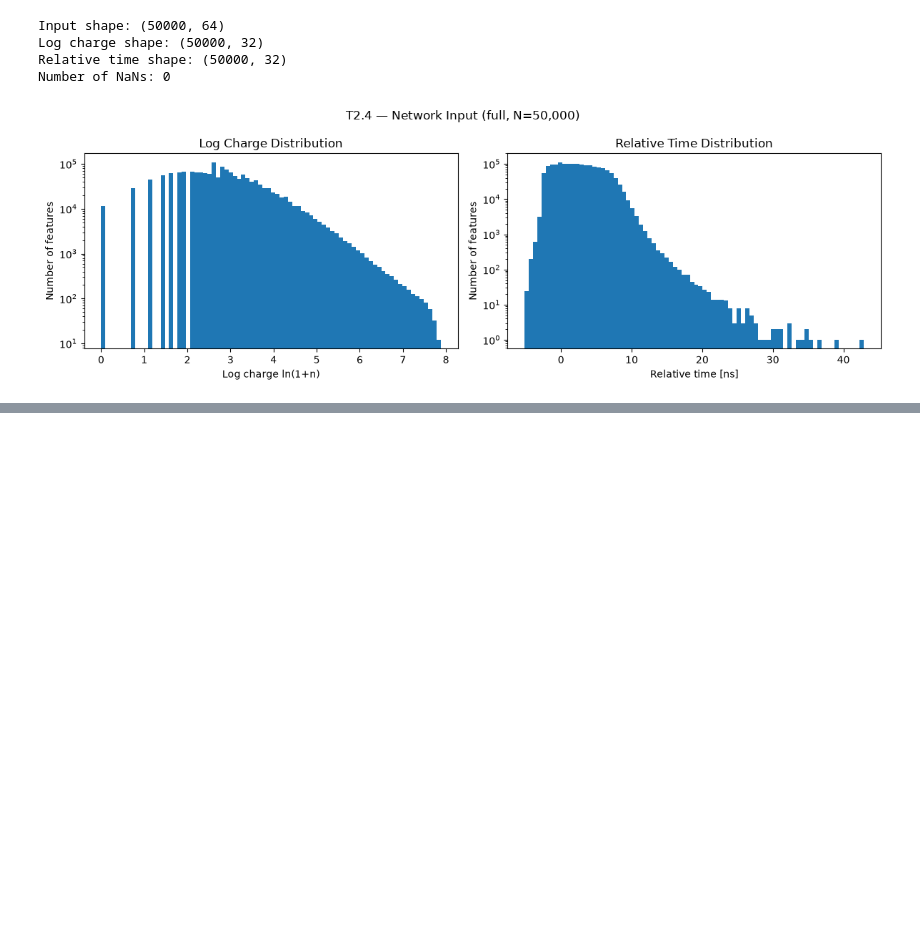
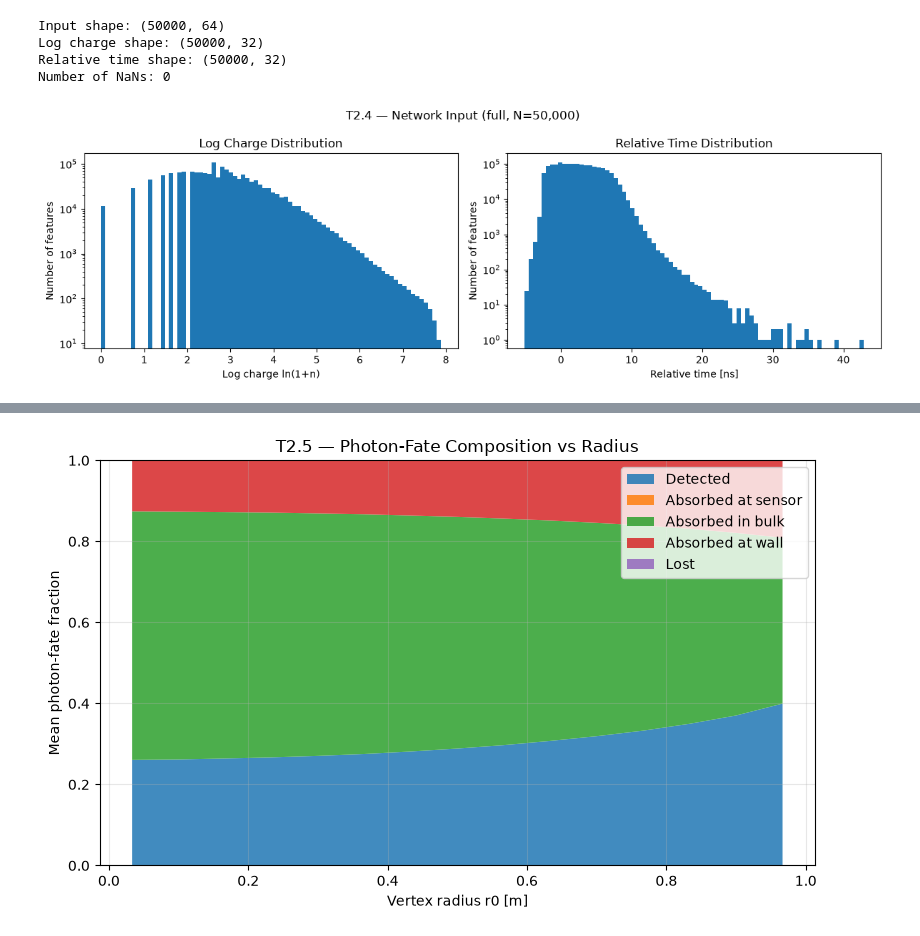
Before and after one commit to ChenYunhan-nibuni/prob-reco-sbi, a Jupyter notebook: notebooks/T2_ChenYunhan.ipynb, the cells around one changed output, grey strips where cells are left out. Drawn from its saved outputs; the diff is of its cells as text; code cells hidden in the pictures; blank space fills up the shorter version.

```diff
--- a/notebooks/T2_ChenYunhan.ipynb
+++ b/notebooks/T2_ChenYunhan.ipynb
@@ -249,0 +309,70 @@ plt.show()
+# %%
+# Photon-fate counts
+n_emitted = data.photons.n_emitted
+n_detected = data.photons.n_detected
+n_absorbed_sensor = data.photons.n_absorbed_sensor
+n_absorbed_bulk = data.photons.n_absorbed_bulk
+n_absorbed_wall = data.photons.n_absorbed_wall
+n_lost = data.photons.n_lost
+
+# Per-event fractions
+f_detected = n_detected / n_emitted
+f_sensor = n_absorbed_sensor / n_emitted
+f_bulk = n_absorbed_bulk / n_emitted
+f_wall = n_absorbed_wall / n_emitted
+f_lost = n_lost / n_emitted
+
+# Radius bins
+r_edges = np.linspace(0, R, 16)
+r_centers = 0.5 * (r_edges[:-1] + r_edges[1:])
+
+def binned_mean(x, y, edges):
+    means = []
+    for i in range(len(edges) - 1):
+        if i < len(edges) - 2:
+            mask = (x >= edges[i]) & (x < edges[i + 1])
+        else:
+            mask = (x >= edges[i]) & (x <= edges[i + 1])
+        values = y[mask]
+        means.append(np.mean(values) if len(values) > 0 else np.nan)
+    return np.array(means)
+
+detected_mean = binned_mean(r0, f_detected, r_edges)
+sensor_mean = binned_mean(r0, f_sensor, r_edges)
+bulk_mean = binned_mean(r0, f_bulk, r_edges)
+wall_mean = binned_mean(r0, f_wall, r_edges)
+lost_mean = binned_mean(r0, f_lost, r_edges)
+
+fig, ax = plt.subplots(figsize=(8, 5))
+
+ax.stackplot(
+    r_centers,
+    detected_mean,
+    sensor_mean,
+    bulk_mean,
+    wall_mean,
+    lost_mean,
+    labels=[
+        "Detected",
+        "Absorbed at sensor",
+        "Absorbed in bulk",
+        "Absorbed at wall",
+        "Lost",
+    ],
+    alpha=0.85,
+)
+
+ax.set(
+    xlabel="Vertex radius r0 [m]",
+    ylabel="Mean photon-fate fraction",
+    title="T2.5 — Photon-Fate Composition vs Radius",
+)
+ax.set_ylim(0, 1)
+ax.legend(loc="upper right")
+ax.grid(alpha=0.3)
+
+plt.tight_layout()
+plt.savefig("T2.5_photon_fate_composition_vs_radius.png", dpi=200)
+plt.show()
+# %% [output]
+[figure, added]
```
Also changed, not shown: parts of 20 cells of this notebook, 1 other file.
